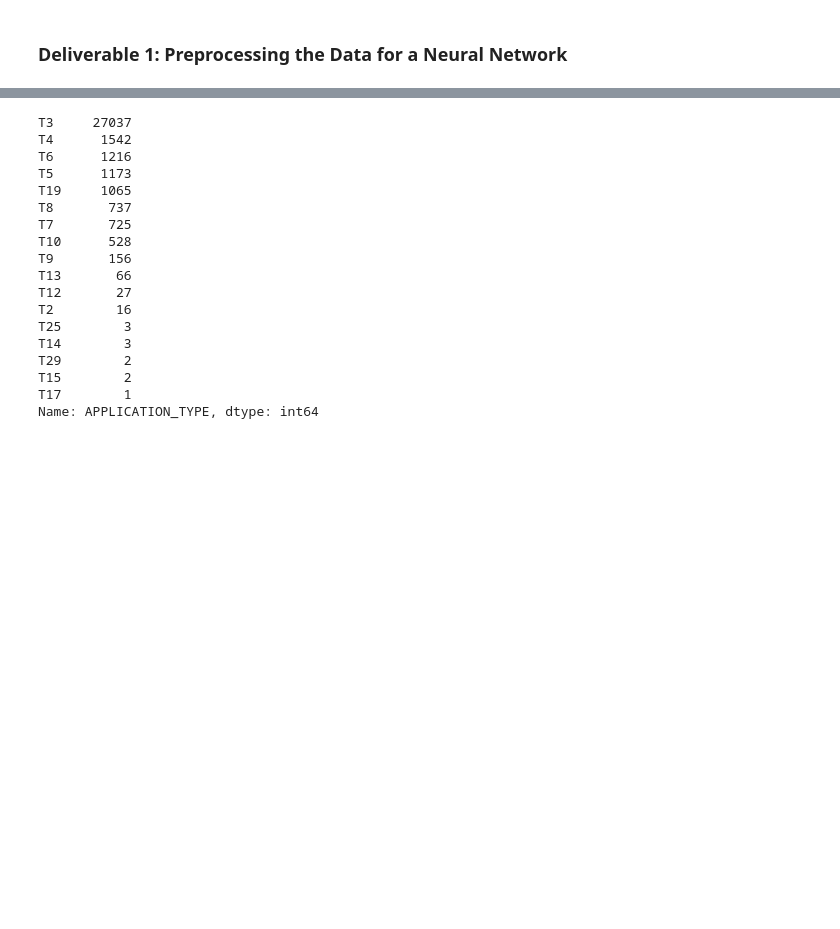
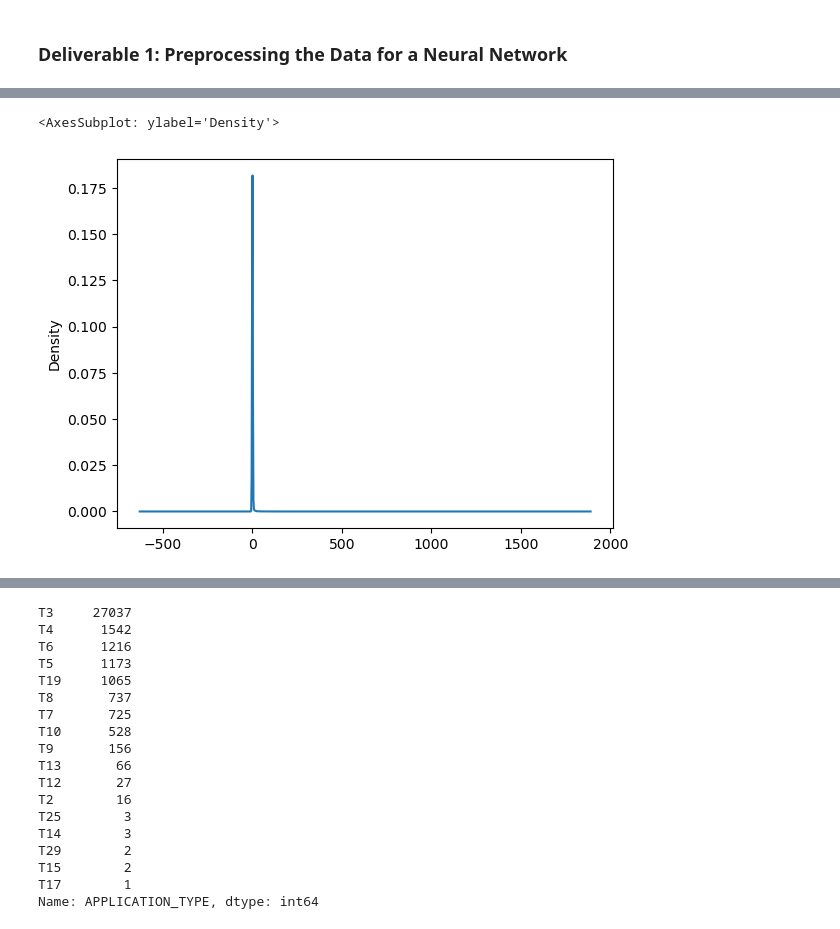
Before and after one commit to whartzler/Neural_Network_Charity_Analysis, a Jupyter notebook: AlphabetSoupCharity_Optimization.ipynb, the cells around one changed output, grey strips where cells are left out. Cells and saved outputs as stored; diff of their text form; code cells hidden in the pictures; blank space fills up the shorter version.

```diff
--- a/AlphabetSoupCharity_Optimization.ipynb
+++ b/AlphabetSoupCharity_Optimization.ipynb
@@ -20,7 +20,7 @@ application_df.head()
 | 4 | 10556103 | GENETIC RESEARCH INSTITUTE OF THE... | T3 | Independent | C1000 | Heathcare | Trust | 1 | ... |
 # %%
 # Drop the non-beneficial ID columns, 'EIN' and 'NAME'.
-application_df = application_df.drop(['EIN','NAME'], axis=1)
+application_df = application_df.drop(['EIN'], axis=1)
 # %%
 # Determine the number of unique values in each column.
 application_cat = application_df.dtypes[application_df.dtypes == 'object'].index.tolist()
@@ -36,0 +54,6 @@ dtype: int64
+# %%
+#Visualize the name counts of NAME
+name_type_counts.plot.density()
+# %% [output]
+<AxesSubplot: ylabel='Density'>
+[figure, added]
```
Also changed, not shown: parts of 11 cells of this notebook, 1 other file.
